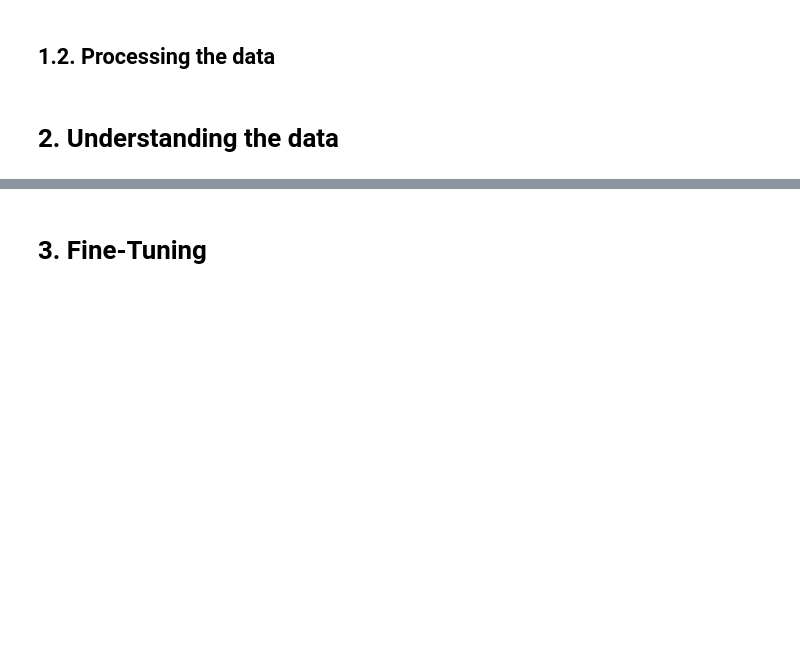
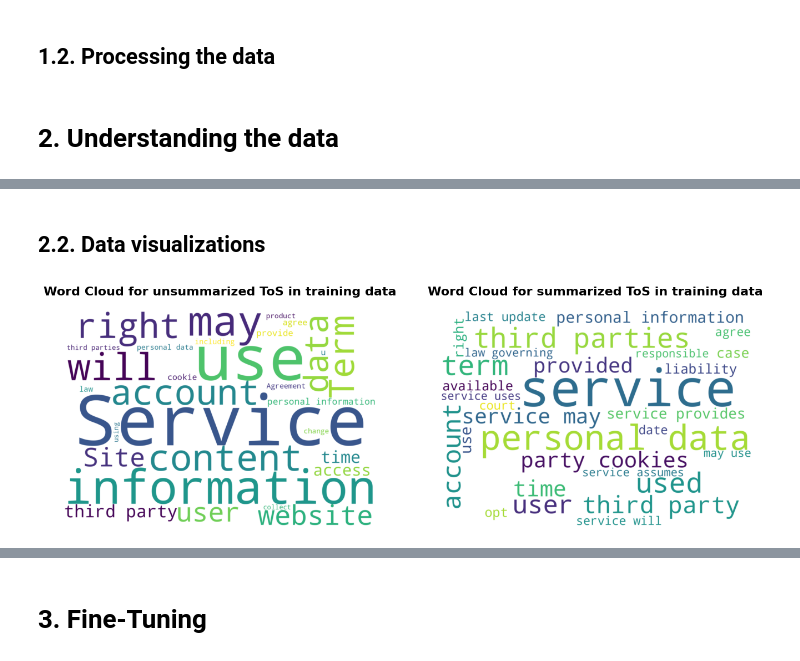
Before and after one commit to EmreYY20/ToS-Simplification, a Jupyter notebook: ToS_Summarization.ipynb, the cells around one changed output, grey strips where cells are left out. Saved outputs shown, nothing was run; the diff lists cells and outputs as text; code cells hidden in the pictures; blank space fills up the shorter version.

```diff
--- a/ToS_Summarization.ipynb
+++ b/ToS_Summarization.ipynb
@@ -160,0 +184,6 @@ df.to_json('data/dataset.json', orient='records', lines=True)
+# %%
+dataset = load_dataset("EE21/ToS-Summaries", split='train')
+# %%
+dataset = dataset.train_test_split(test_size=0.2)
+
+dataset
@@ -160,0 +201,31 @@ df.to_json('data/dataset.json', orient='records', lines=True)
+# %% [markdown]
+## 2.2. Data visualizations
+# %%
+# Convert the training and testing splits to DataFrames
+train_df = pd.DataFrame(dataset['train'])
+test_df = pd.DataFrame(dataset['test'])
+# %%
+# Create a word cloud for the "plain_text" column in the training data with fewer words
+train_plain_text = " ".join(train_df['plain_text'].tolist())
+wordcloud_plain_text = WordCloud(width=1600, height=1100, background_color='white', max_words=30).generate(train_plain_text)
+
+# Create a word cloud for the "summary" column in the training data with fewer words
+train_summary = " ".join(train_df['summary'].tolist())
+wordcloud_summary = WordCloud(width=1600, height=1100, background_color='white', max_words=30).generate(train_summary)
+
+# Plot the word clouds side by side
+plt.figure(figsize=(16, 10))
+
+plt.subplot(1, 2, 1)
+plt.imshow(wordcloud_plain_text, interpolation='bilinear')
+plt.title("Word Cloud for unsummarized ToS in training data", fontdict={'fontsize': 16, 'fontweight': 'bold'}, pad=20)
+plt.axis('off')
+
+plt.subplot(1, 2, 2)
+plt.imshow(wordcloud_summary, interpolation='bilinear')
+plt.title("Word Cloud for summarized ToS in training data", fontdict={'fontsize': 16, 'fontweight': 'bold'}, pad=20)
+plt.axis('off')
+
+plt.show()
+# %% [output]
+[figure, added]
```
Also changed, not shown: parts of 14 cells of this notebook.
